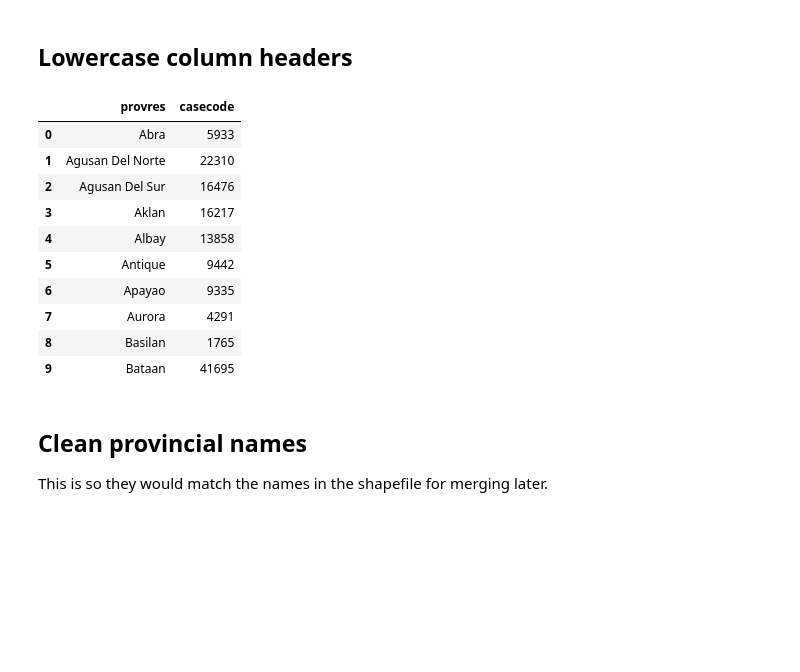
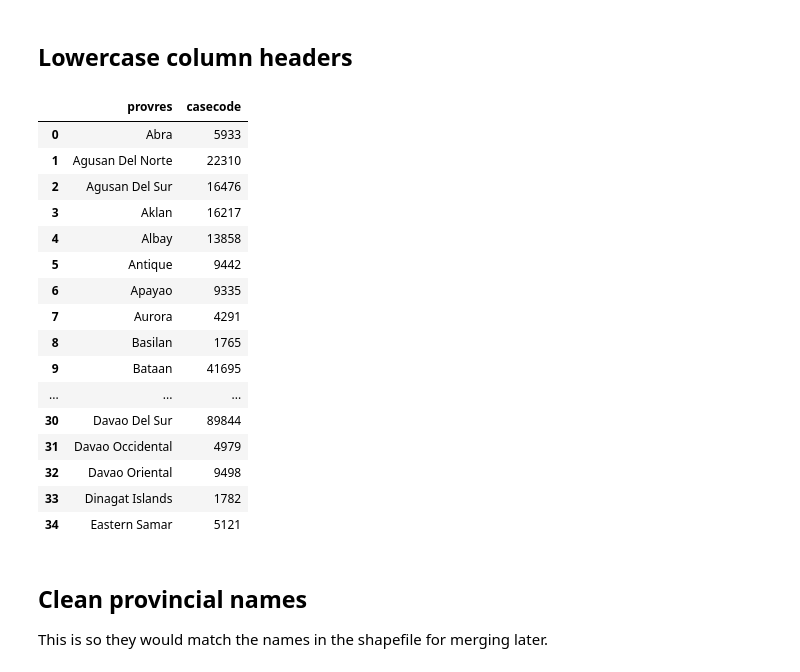
Before and after one commit to pmagtulis/covid-ph-map, a Jupyter notebook: notebooks/provincial_covid_cases.ipynb, the cells around one changed output. Drawn from its saved outputs; the diff is of its cells as text; code cells hidden in the pictures; blank space fills up the shorter version.

```diff
--- a/notebooks/provincial_covid_cases.ipynb
+++ b/notebooks/provincial_covid_cases.ipynb
@@ -56,19 +56,25 @@ df
 ## Lowercase column headers
 # %%
 df.columns = df.columns.str.lower()
-df.head(10)
+df.head(35)
 # %% [output]
 |  | provres | casecode |
 | 0 | Abra | 5933 |
 | 1 | Agusan Del Norte | 22310 |
 | 2 | Agusan Del Sur | 16476 |
 | 3 | Aklan | 16217 |
 | 4 | Albay | 13858 |
 | 5 | Antique | 9442 |
 | 6 | Apayao | 9335 |
 | 7 | Aurora | 4291 |
 | 8 | Basilan | 1765 |
 | 9 | Bataan | 41695 |
+| ... | ... | ... |
+| 30 | Davao Del Sur | 89844 |
+| 31 | Davao Occidental | 4979 |
+| 32 | Davao Oriental | 9498 |
+| 33 | Dinagat Islands | 1782 |
+| 34 | Eastern Samar | 5121 |
 # %% [markdown]
 ## Clean provincial names
 
```
Also changed, not shown: parts of 27 cells of this notebook.
